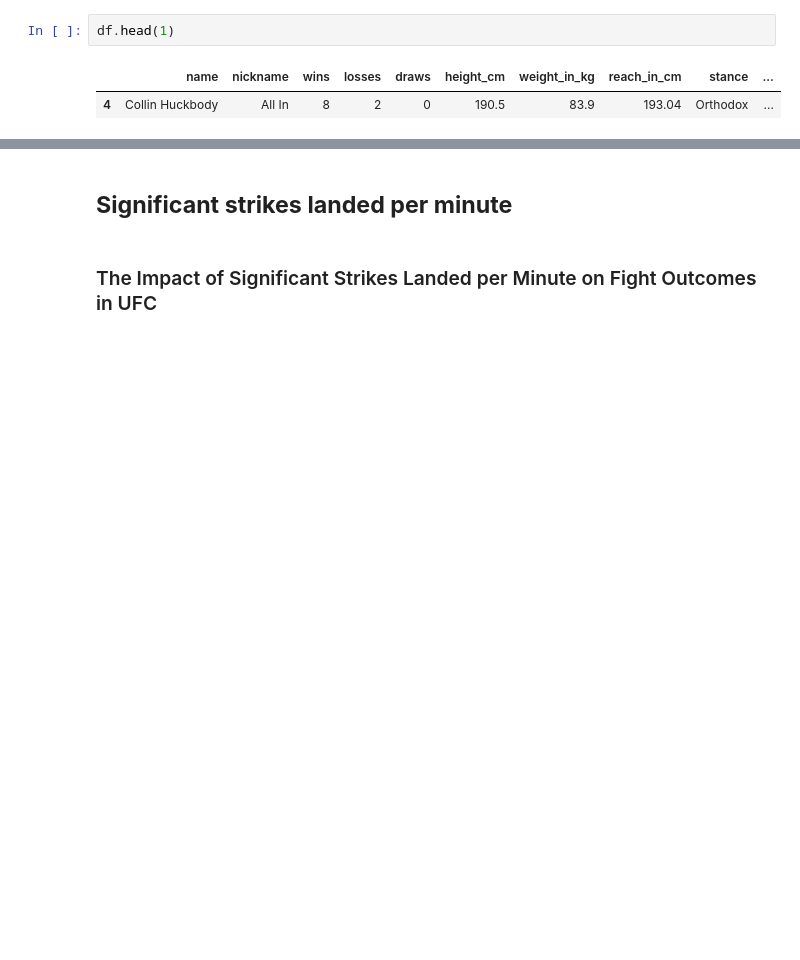
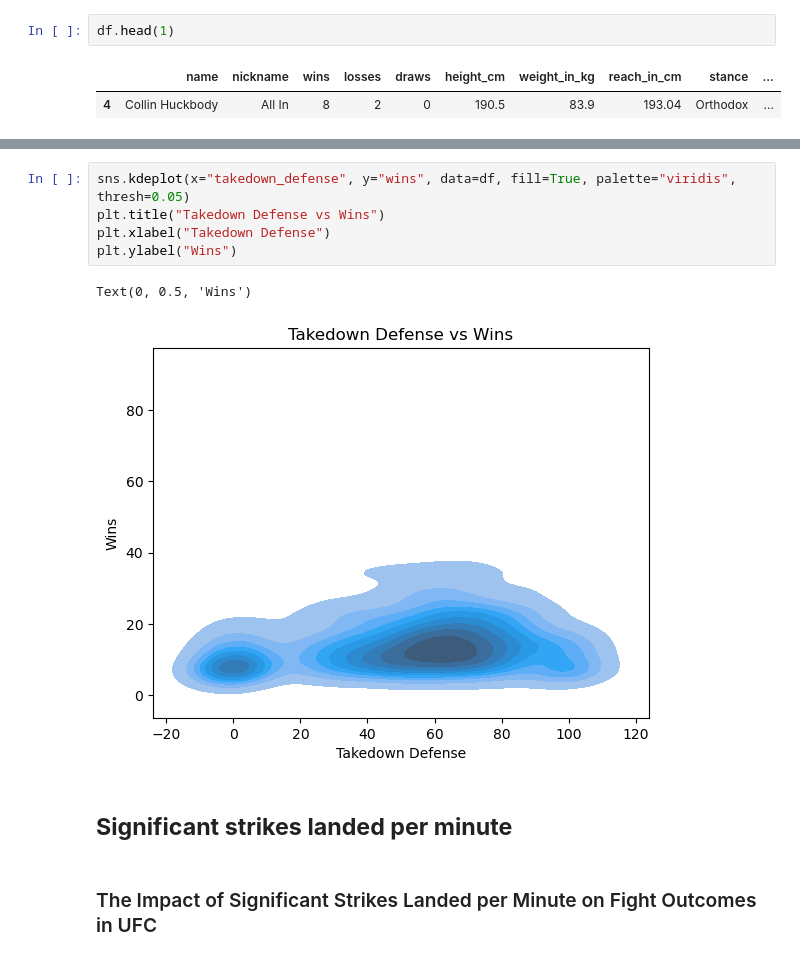
Before and after one commit to chanupadeshan/UFC-Fighters-Statistics-2024, a Jupyter notebook: main.ipynb, the cells around one changed output, grey strips where cells are left out. Drawn from its saved outputs; the diff is of its cells as text; blank space fills up the shorter version.

Commit message:
Takedown Defense vs Wins

```diff
--- a/main.ipynb
+++ b/main.ipynb
@@ -429,3 +440,11 @@ df.head(1)
+# %%
+sns.kdeplot(x="takedown_defense", y="wins", data=df, fill=True, palette="viridis", thresh=0.05)
+plt.title("Takedown Defense vs Wins")
+plt.xlabel("Takedown Defense")
+plt.ylabel("Wins")
+# %% [output]
+Text(0, 0.5, 'Wins')
+[figure, added]
 # %% [markdown]
 ## **Significant strikes landed per minute**
 # %% [markdown]
```
Also changed, not shown: parts of 6 cells of this notebook.
